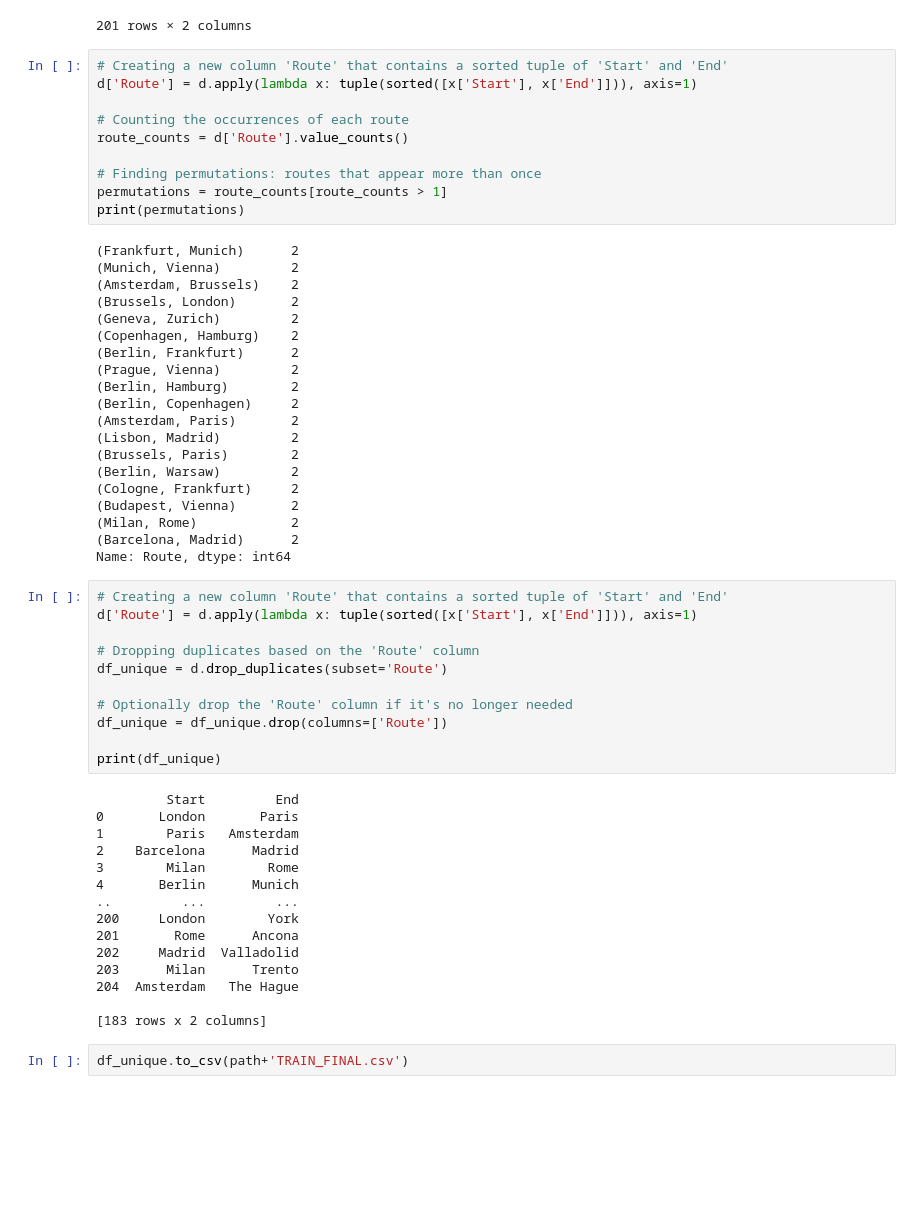
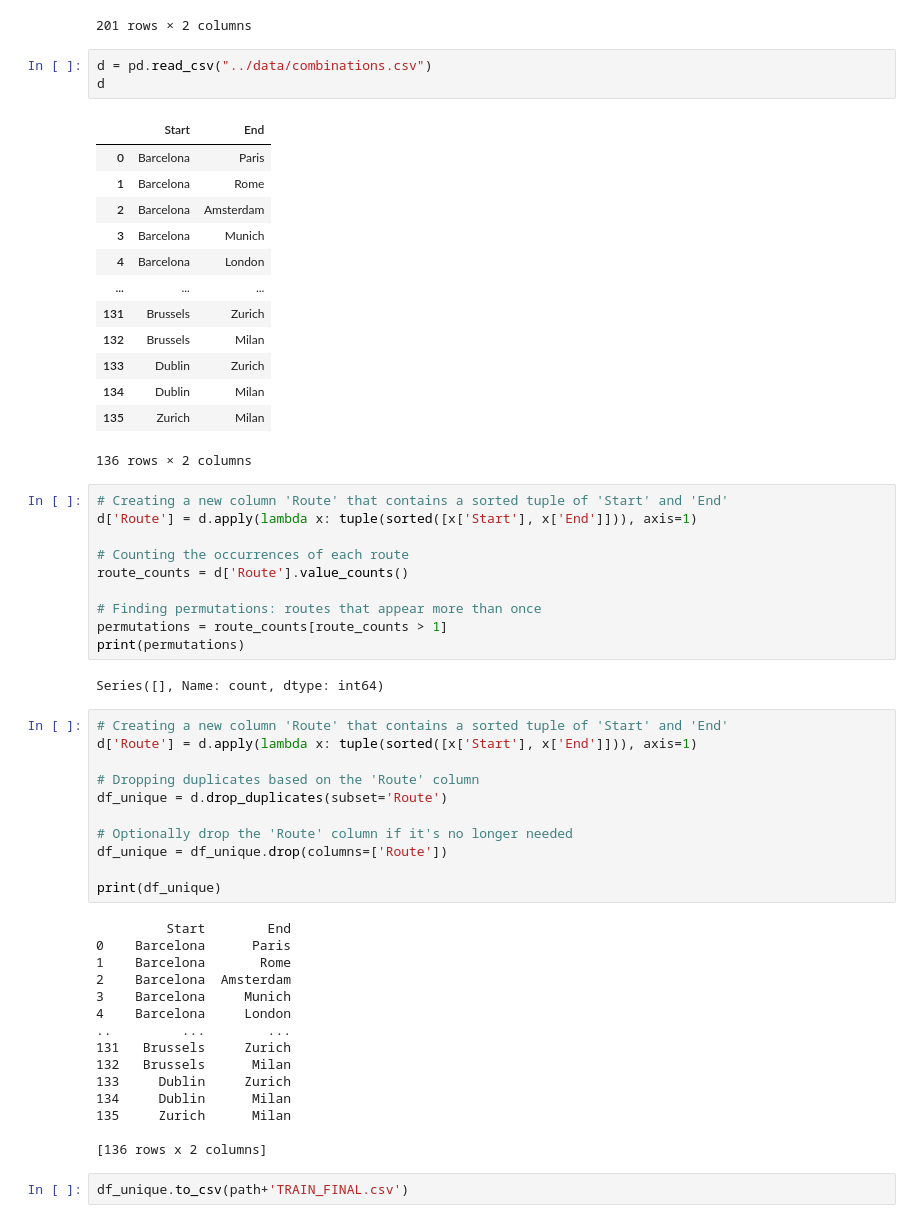
Before and after one commit to PrayanSen/potatoes_patatas, a Jupyter notebook: preprocessing/second_try.ipynb, the cells around one changed output. Drawn from its saved outputs; the diff is of its cells as text; blank space fills up the shorter version.

```diff
--- a/preprocessing/second_try.ipynb
+++ b/preprocessing/second_try.ipynb
@@ -82,6 +92,23 @@ d
 | 203 | Milan | Trento |
 | 204 | Amsterdam | The Hague |
 201 rows × 2 columns
+# %%
+d = pd.read_csv("../data/combinations.csv")
+d
+# %% [output]
+|  | Start | End |
+| 0 | Barcelona | Paris |
+| 1 | Barcelona | Rome |
+| 2 | Barcelona | Amsterdam |
+| 3 | Barcelona | Munich |
+| 4 | Barcelona | London |
+| ... | ... | ... |
+| 131 | Brussels | Zurich |
+| 132 | Brussels | Milan |
+| 133 | Dublin | Zurich |
+| 134 | Dublin | Milan |
+| 135 | Zurich | Milan |
+136 rows × 2 columns
 # %%
 # Creating a new column 'Route' that contains a sorted tuple of 'Start' and 'End'
 d['Route'] = d.apply(lambda x: tuple(sorted([x['Start'], x['End']])), axis=1)
@@ -93,25 +120,7 @@ route_counts = d['Route'].value_counts()
 permutations = route_counts[route_counts > 1]
 print(permutations)
 # %% [output]
-(Frankfurt, Munich)      2
-(Munich, Vienna)         2
-(Amsterdam, Brussels)    2
-(Brussels, London)       2
-(Geneva, Zurich)         2
-(Copenhagen, Hamburg)    2
-(Berlin, Frankfurt)      2
-(Prague, Vienna)         2
-(Berlin, Hamburg)        2
-(Berlin, Copenhagen)     2
-(Amsterdam, Paris)       2
-(Lisbon, Madrid)         2
-(Brussels, Paris)        2
-(Berlin, Warsaw)         2
-(Cologne, Frankfurt)     2
-(Budapest, Vienna)       2
-(Milan, Rome)            2
-(Barcelona, Madrid)      2
-Name: Route, dtype: int64
+Series([], Name: count, dtype: int64)
 # %%
 # Creating a new column 'Route' that contains a sorted tuple of 'Start' and 'End'
 d['Route'] = d.apply(lambda x: tuple(sorted([x['Start'], x['End']])), axis=1)
@@ -124,20 +133,20 @@ df_unique = df_unique.drop(columns=['Route'])
 
 print(df_unique)
 # %% [output]
-         Start         End
-0       London       Paris
-1        Paris   Amsterdam
-2    Barcelona      Madrid
-3        Milan        Rome
-4       Berlin      Munich
-..         ...         ...
-200     London        York
-201       Rome      Ancona
-202     Madrid  Valladolid
-203      Milan      Trento
-204  Amsterdam   The Hague
+         Start        End
+0    Barcelona      Paris
+1    Barcelona       Rome
+2    Barcelona  Amsterdam
+3    Barcelona     Munich
+4    Barcelona     London
+..         ...        ...
+131   Brussels     Zurich
+132   Brussels      Milan
+133     Dublin     Zurich
+134     Dublin      Milan
+135     Zurich      Milan
 
-[183 rows x 2 columns]
+[136 rows x 2 columns]
 # %%
 df_unique.to_csv(path+'TRAIN_FINAL.csv')
 # %%
```
Also changed, not shown: parts of 4 cells of this notebook, 3 other files.
